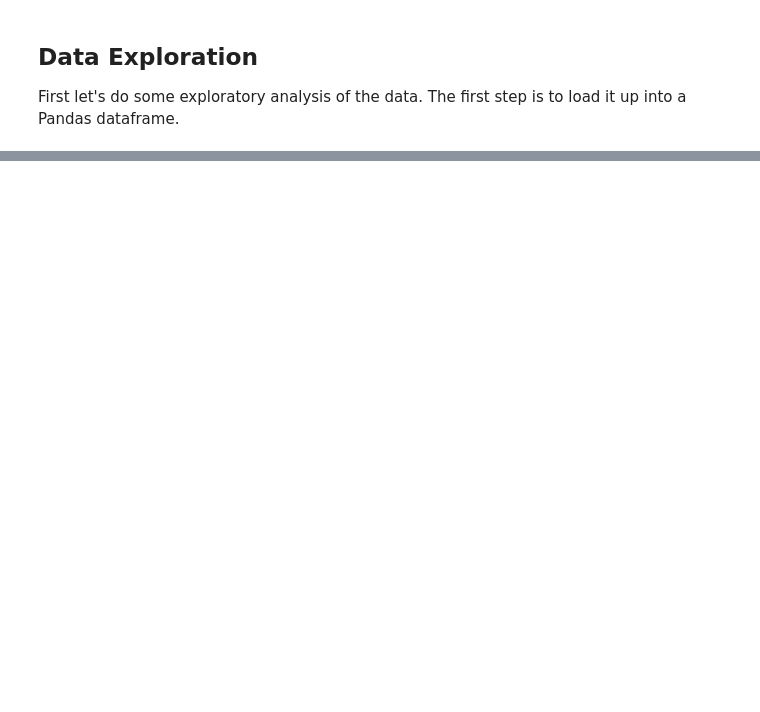
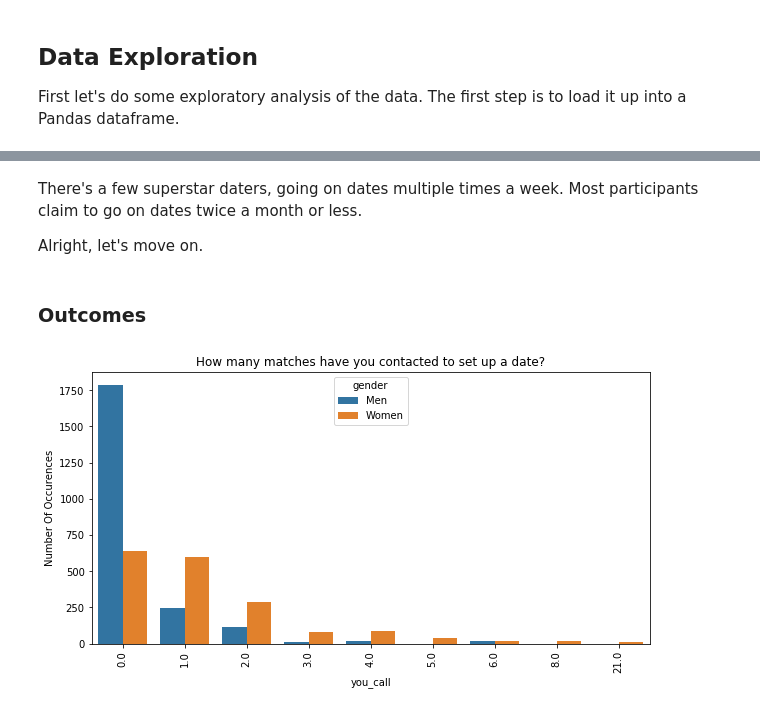
Before and after one commit to alexanderwood/online-dating, a Jupyter notebook: dating-analysis.ipynb, the cells around one changed output, grey strips where cells are left out. Drawn from its saved outputs; the diff is of its cells as text; code cells hidden in the pictures; blank space fills up the shorter version.

```diff
--- a/dating-analysis.ipynb
+++ b/dating-analysis.ipynb
@@ -57,0 +138,13 @@ These are a lot of different IDs. In fact, we see later in
+# %% [markdown]
+There's a few superstar daters, going on dates multiple times a week. Most participants claim to go on dates twice a month or less.
+
+Alright, let's move on.
+# %% [markdown]
+### Outcomes
+# %%
+question = "How many matches have you contacted to set up a date?"
+answers = df.you_call.unique()
+answers.sort()
+agg_plot(question, 'you_call', "gender", answers, new_legend)
+# %% [output]
+[figure, added]
```
Also changed, not shown: parts of 20 cells of this notebook, 3 other files.
